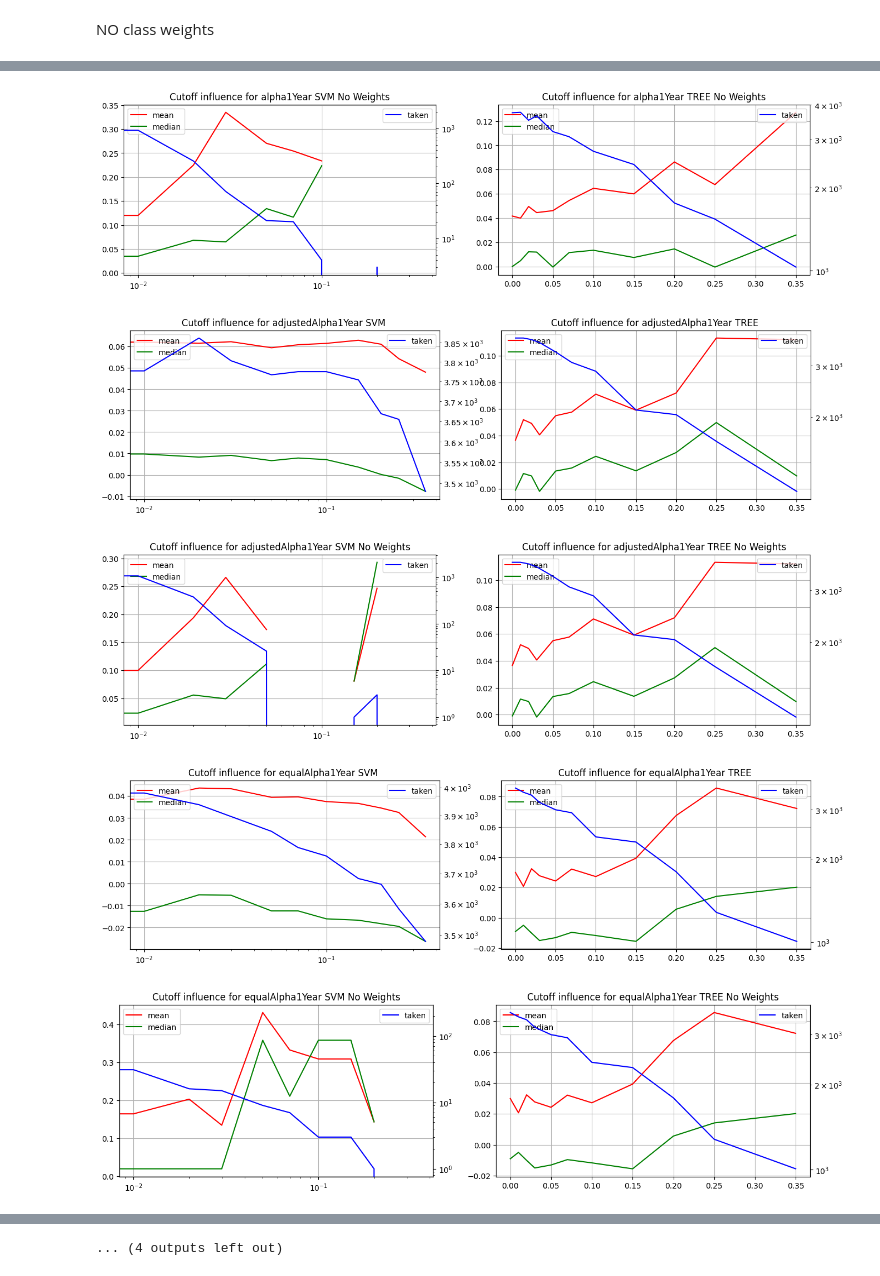
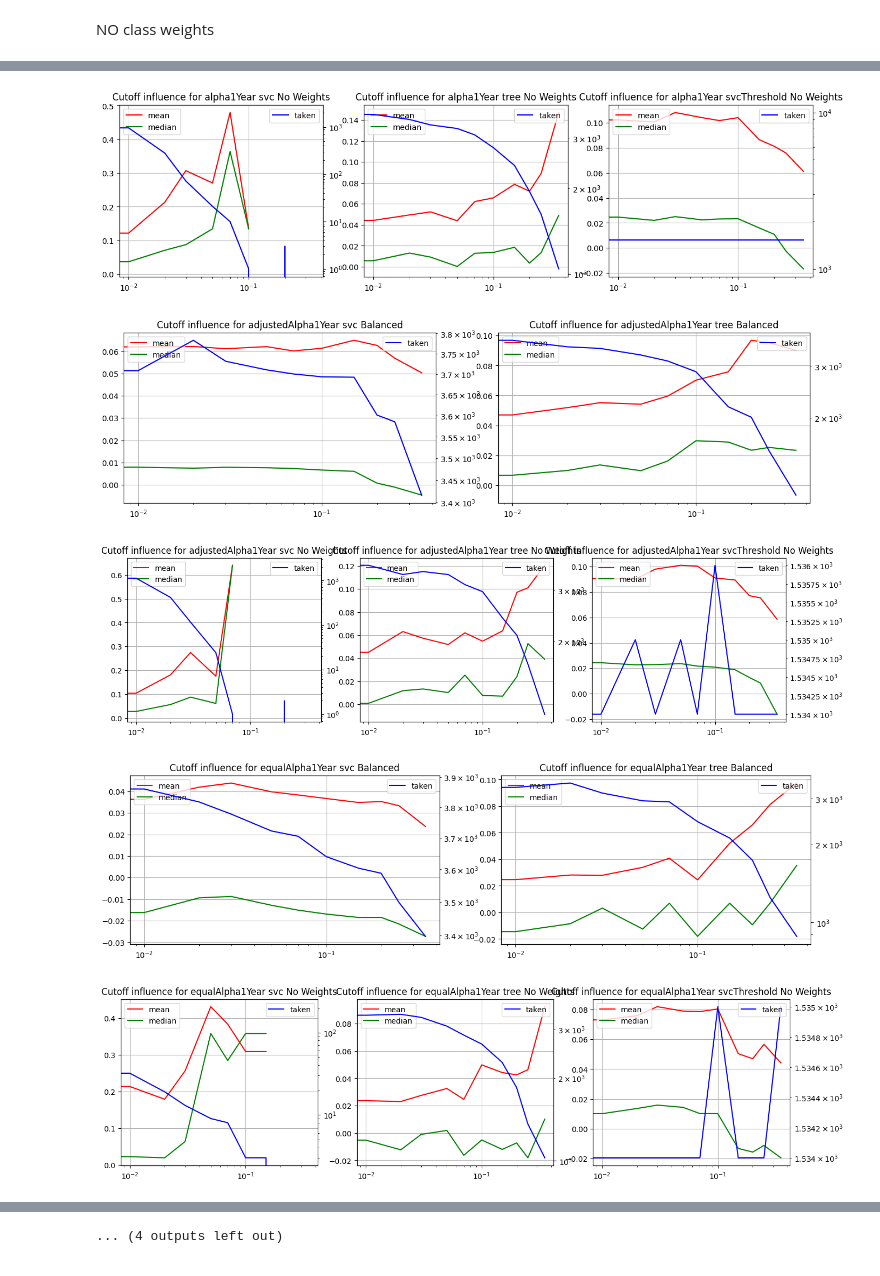
Before and after one commit to danielPaszek/masters-thesis-stocks, a Jupyter notebook: analysis/general_learning.ipynb, the cells around one changed output, grey strips where cells are left out. Saved outputs shown, nothing was run; the diff lists cells and outputs as text; code cells hidden in the pictures.

Commit message:
start adjust proba for svm, neural example

```diff
--- a/analysis/general_learning.ipynb
+++ b/analysis/general_learning.ipynb
@@ -163,10 +166,12 @@ for yLabel in yAlpha:
                         )
             grid.fit(X_train, y_train)
             y_pred = grid.predict(X_test)
+
             wholeTestData = testDf.loc[testDf.index.intersection(X_test.index)]
 
             xTaken = X_test[y_pred == 1]
             xTrue = X_test[y_test == 1]
+
 
             takenData = testDf.loc[testDf.index.intersection(xTaken.index)]
             trueData = testDf.loc[testDf.index.intersection(xTrue.index)]
@@ -175,8 +180,23 @@ for yLabel in yAlpha:
             print(f'MODEL {key}')
             print(f'For {yLabel}, yCutoff = {cutoff}, taken used - {takenData.loc[:, yLabel].count()} is {prc}%')
             print(f'Mean was {round(takenData.loc[:, yLabel].mean() * 100, 2)}%, median was {round(takenData.loc[:, yLabel].median()*100, 2)}%')
+
+
             print(f'% of True in dataset {round(len(y_test[y_test==1]) / len(y_test) * 100, 2)}% resulted in {round(trueData.loc[:, yLabel].mean() * 100, 2)}% and median {round(trueData.loc[:, yLabel].median() * 100,2)}%')
-            print('-----------')
+
+            # run pipeline by hand to use decision function
+            if key == 'svc':
+                model = grid.best_estimator_['svc']
+                scaler = grid.best_estimator_['scaler']
+                X_scaled = scaler.transform(X_test)
+                scores = model.decision_function(X_scaled)
+                threshold = np.percentile(scores, 80)
+                y_pred_threshold = scores >= threshold
+                xTakenThreshold = X_test[y_pred_threshold]
+                takenDataThreshold = testDf.loc[testDf.index.intersection(xTakenThreshold.index)]
+                print(f'% of True taken with threshold adjustment -  {takenDataThreshold.loc[:, yLabel].count()}')
+                print(f'For threshold data - mean was {round(takenDataThreshold.loc[:, yLabel].mean() * 100, 2)}%, median was {round(takenDataThreshold.loc[:, yLabel].median()*100, 2)}%')
+            print('-----------------')
 
             if key not in resultsToPlotNoWeights[yLabel]:
                 resultsToPlotNoWeights[yLabel][key] = []
@@ -185,6 +205,14 @@ for yLabel in yAlpha:
                 'median': takenData.loc[:, yLabel].median(),
                 'taken': takenData.loc[:, yLabel].count()
             })
+            if key == 'svc':
+                if 'svcThreshold' not in resultsToPlotNoWeights[yLabel]:
+                    resultsToPlotNoWeights[yLabel]['svcThreshold'] = []
+                resultsToPlotNoWeights[yLabel]['svcThreshold'].append({
+                    'mean': takenDataThreshold.loc[:, yLabel].mean(),
+                    'median': takenDataThreshold.loc[:, yLabel].median(),
+                    'taken': takenDataThreshold.loc[:, yLabel].count()
+                })
 # %% [output]
 Fitting 3 folds for each of 3 candidates, totalling 9 fits
 MODEL tree
@@ -244,14 +281,12 @@ def drawFrom1results(ax1, ax2, toPlot, yLabel, title=''):
 # %%
 x = cutoffs
 for yLabel in resultsToPlot.keys():
-    toPlot = resultsToPlot[yLabel]['svc']
-    toPlotNoWeights = resultsToPlotNoWeights[yLabel]['svc']
+    toPlot = resultsToPlot[yLabel]
+    toPlotNoWeights = resultsToPlotNoWeights[yLabel]
 
-    fig, (ax1, ax2) = plt.subplots(ncols=2, figsize=(16, 4))
-    drawFrom1results(ax1, ax2, toPlot, yLabel)
+    drawFrom1results(toPlot, yLabel, title='Balanced')
 
-    fig, (ax3, ax4) = plt.subplots(ncols=2, figsize=(16, 4))
-    drawFrom1results(ax3, ax4, toPlotNoWeights, yLabel, title='No Weights')
+    drawFrom1results(toPlotNoWeights, yLabel, title='No Weights', keys=['svc', 'tree', 'svcThreshold'])
 
     plt.show()
 # %% [output]
@@ -259,5 +294,5 @@ for yLabel in resultsToPlot.keys():
-[figure, old version]
+[figure, new version]
-[figure, old version]
+[figure, new version]
-[figure, old version]
+[figure, new version]
-[figure, old version]
+[figure, new version]
-[figure, old version]
+[figure, new version]
```
Also changed, not shown: parts of 6 cells of this notebook, 8 other files.
